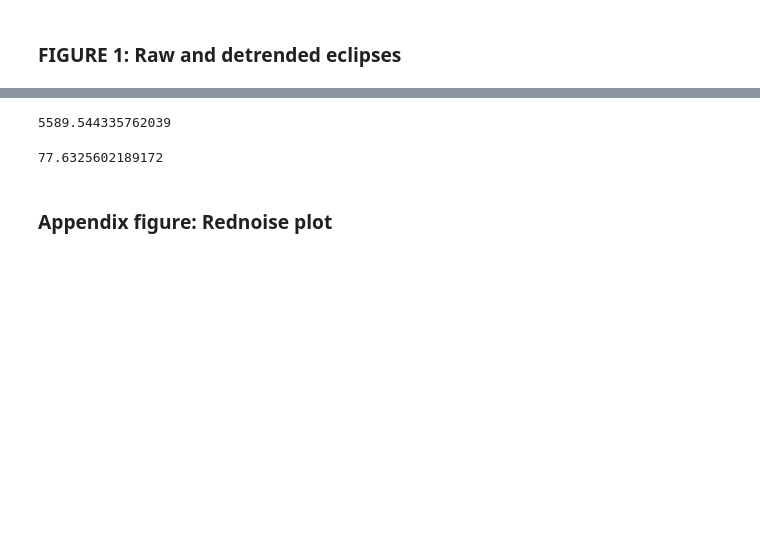
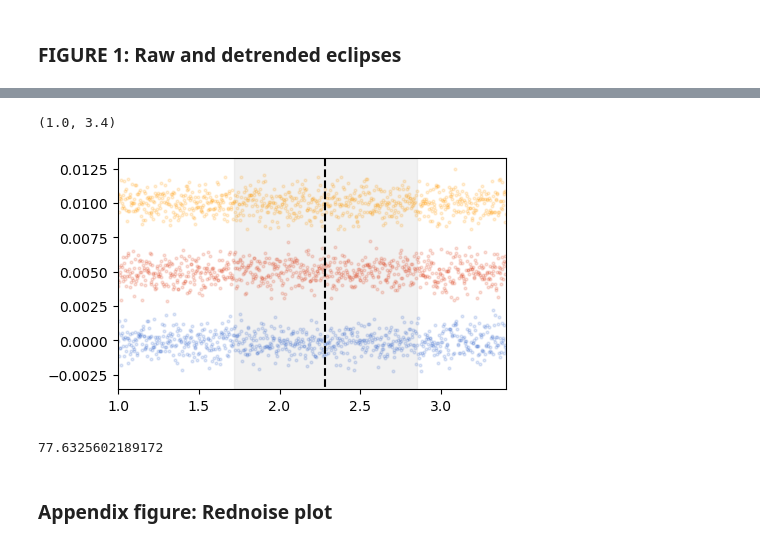
Before and after one commit to arocho11/MIRI_Eclipse_Photometry_Analysis, a Jupyter notebook: MakePlots/make_figs_paper.ipynb, the cells around one changed output, grey strips where cells are left out. Cells and saved outputs as stored; diff of their text form; code cells hidden in the pictures; blank space fills up the shorter version.

```diff
--- a/MakePlots/make_figs_paper.ipynb
+++ b/MakePlots/make_figs_paper.ipynb
@@ -758,17 +653,20 @@ plt.show()
-# %%
-# plt.figure(figsize=(10, 5))
-# plt.errorbar((time_arr['1']-time_arr['1'][0])*24, aplev_norm['1'], yerr=aperr_norm['1'], fmt='o', alpha=0.2, color='#3366cc', label='Eclipse 1')
-# plt.plot((time_arr['1']-time_arr['1'][0])*24, aplev_norm['1']/detec, 'o', alpha=0.2, color='black', markersize=2, label='Detrended flux')
-# plt.plot((time_arr['1']-time_arr['1'][0])*24, detec, '-', alpha=0.2, color='black', markersize=2, label='Detrended flux')
-
-#plt.errorbar(bins_time['1'], bins_aplev['1'], yerr=bins_aplev_err['1'], fmt='o', alpha=0.8, color='black', label='Binned data')
-# plt.ylim(0.9968, 1.005)
-# plt.xlim(0, 3.8)
-
-len(time_arr['1'])
-print((time_arr['1'][-1]-time_arr['1'][0])*24*60)
-# %% [output]
-5589.544335762039
+# %%
+# check residuals to see if theres a reason behind t_s being greater for joint
+c = ['#3366cc', '#dc3912', '#ff9900']
+offset = [0, 0.005, 0.01]
+plt.figure(figsize=(5, 3))
+for i, e in enumerate(eclipses):
+    plt.plot(time_arr[e]-time_arr[e][0], residuals[e]+offset[i], 'o', label='Residuals', alpha=0.15, color=c[i], markersize = 2, zorder=2)
+
+ax = plt.gca()
+ylim = ax.get_ylim()
+plt.vlines(t_s, -0.005, 0.02, color='black', linestyle='--', label='Expected time of mid-eclipse $(t_s)$', zorder=3)
+plt.axvspan(t_s-e_dur/2, t_s+e_dur/2, color='lightgrey', alpha=0.3, label = 'Eclipse duration', zorder=1)
+plt.ylim(ylim)
+plt.xlim(1.,3.4)
+# %% [output]
+(1.0, 3.4)
+[figure, added]
 # %%
 # duration of each observations 232.89768065675162 mins
 232.89768065675162/3
```
Also changed, not shown: parts of 17 cells of this notebook, 25 other files.
